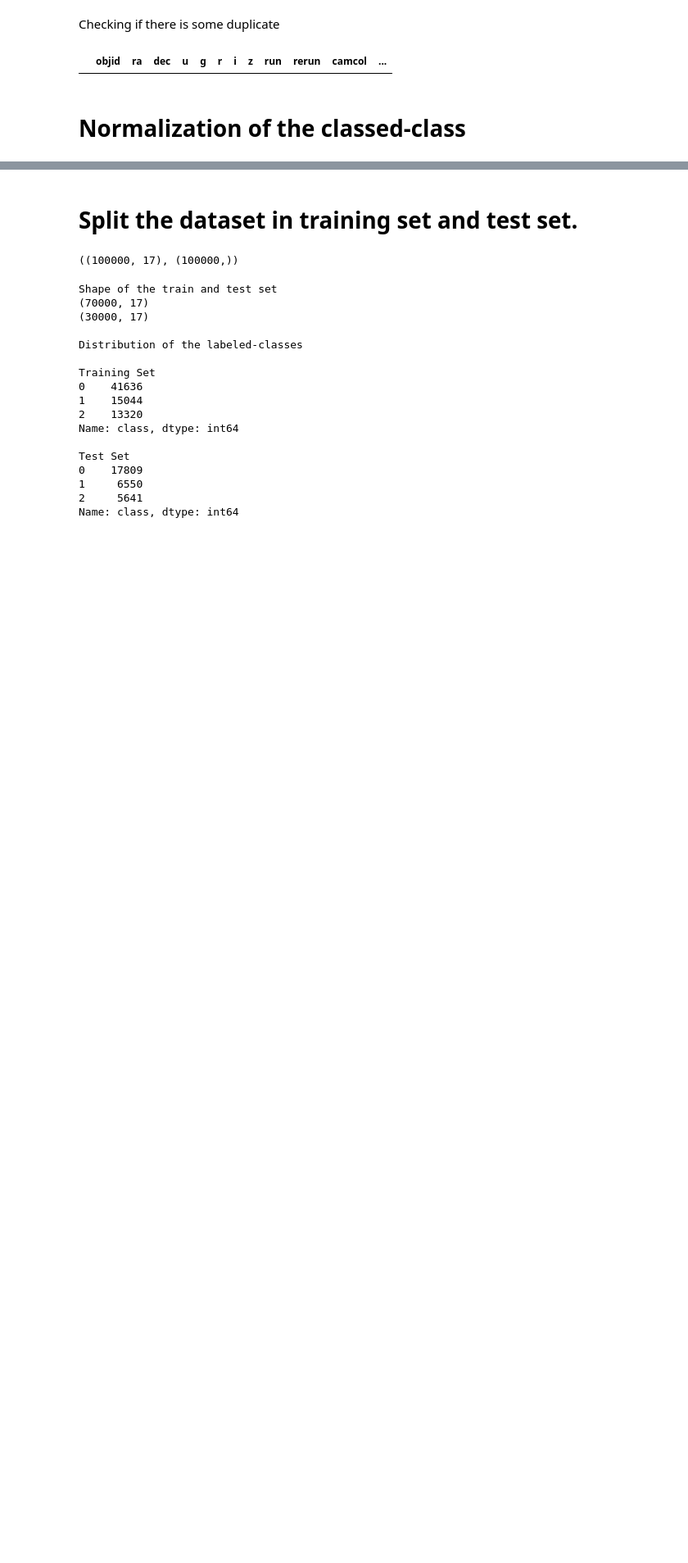
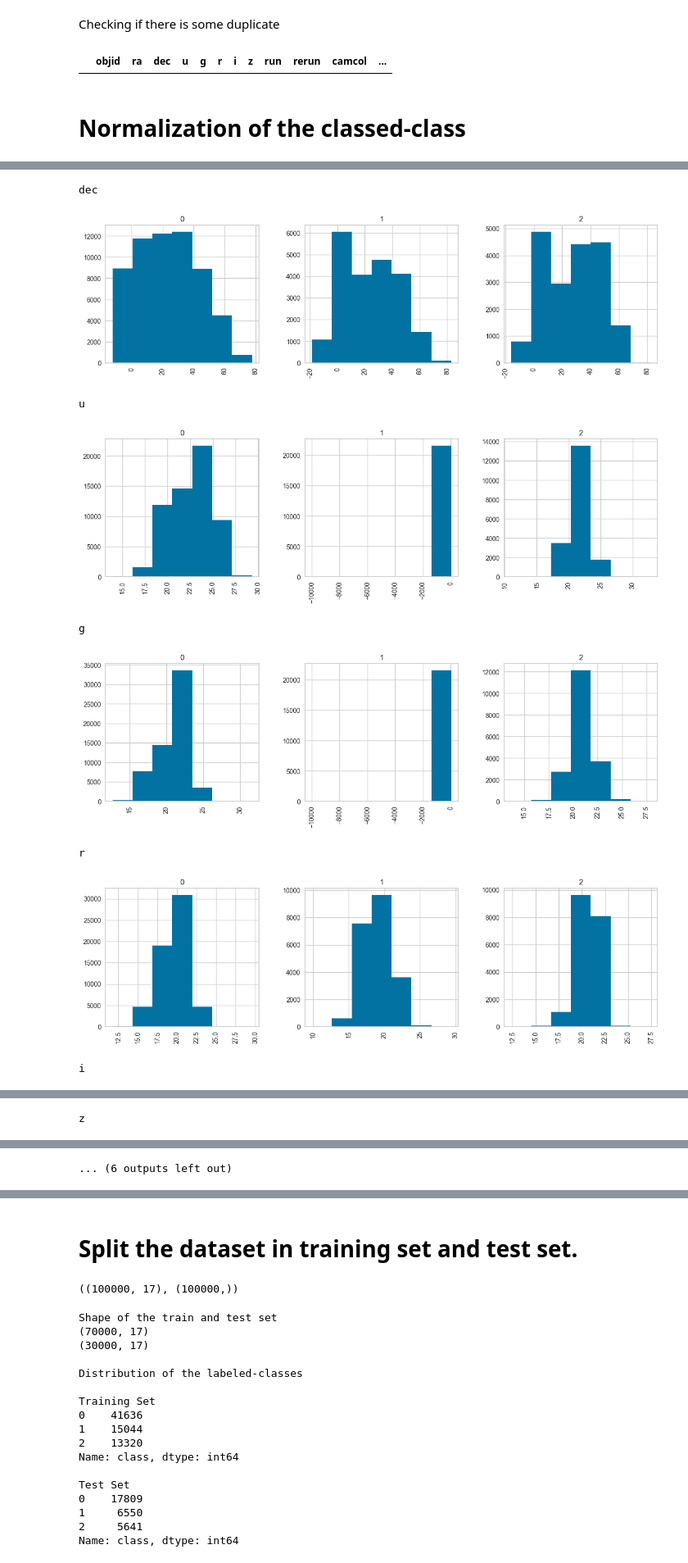
Before and after one commit to gabrielemarino-gm/StellarClassificator, a Jupyter notebook: project.ipynb, the cells around one changed output, grey strips where cells are left out. Shown at 82% size. Saved outputs shown, nothing was run; the diff lists cells and outputs as text; code cells hidden in the pictures; blank space fills up the shorter version.

```diff
--- a/project.ipynb
+++ b/project.ipynb
@@ -166,0 +175,15 @@ dfStarsNormalize['class'] = dfStarsNormalize['class'].replace({'GALAXY': 0, 'STA
+# %%
+for att in dfStars.drop(['objid', 'ra', 'run','rerun','camcol','field','fiberid', 'class'], axis = 1).columns[:-1]:
+    dfStars.hist(column=att, by='class', bins=7, figsize=(15,4), layout = (1,3))
+    print(att)
+    plt.show()
+# %% [output]
+dec
+[figure, added]
+u
+[figure, added]
+g
+[figure, added]
+r
+[figure, added]
+i
@@ -166,0 +191 @@ dfStarsNormalize['class'] = dfStarsNormalize['class'].replace({'GALAXY': 0, 'STA
+z
@@ -166,0 +193 @@ dfStarsNormalize['class'] = dfStarsNormalize['class'].replace({'GALAXY': 0, 'STA
+... (6 outputs left out)
```
Also changed, not shown: parts of 19 cells of this notebook, 2 other files.
